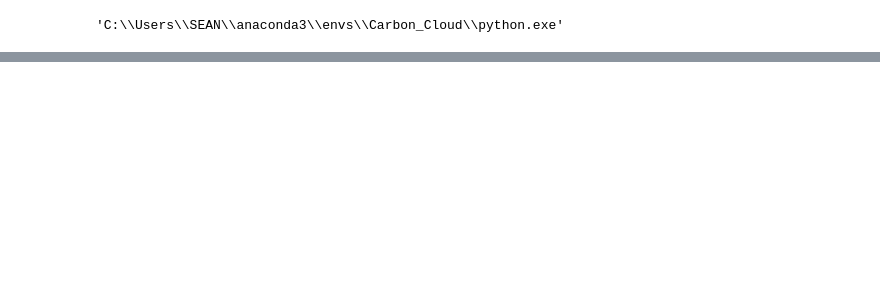
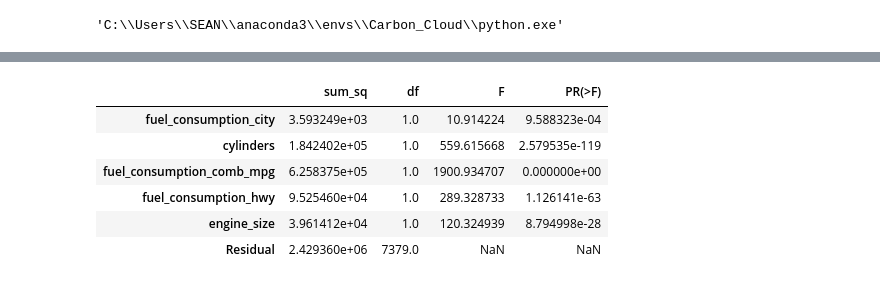
Before and after one commit to sean-jesuharun/Carbon-Footprint-Monitoring-Platform, a Jupyter notebook: Transportation_Dataset.ipynb, the cells around one changed output, grey strips where cells are left out. Drawn from its saved outputs; the diff is of its cells as text; code cells hidden in the pictures; blank space fills up the shorter version.

Commit message:
Building Iterative Regression Model Using Forward Selection Technique

```diff
--- a/Transportation_Dataset.ipynb
+++ b/Transportation_Dataset.ipynb
@@ -294,11 +261,10 @@ Coefficient of determination (R^2): 0.9003476717228353
 # %%
-# Splitting the data into training and testing sets
-X = sm.add_constant(transport_df_IQV_TO_DV)
-y = transport_df_quantitative['co2_emissions(g/km)']
-
-X_train, X_test, y_train, y_test = train_test_split(X, y, test_size=0.2, random_state=42)
-
-# Creating and training the model
-model = sm.OLS(y, X).fit()
-model.summary()
+for i in transport_df_IQV_TO_DV.columns:
+    formula = f'co2_emissions ~ fuel_consumption_city + cylinders + fuel_consumption_comb_mpg + {i}'
+    print(formula)
+    SS_res, MS_res, df_res = create_ANOVA(formula)
+    print('SSE reduction : ' , (low_feature_SSE - SS_res))
+    f_test = F_test(low_feature_SSE, SS_res, MS_res, 1)
+    P_value(f_test, 1, df_res)
+    print()
 # %% [output]
@@ -439,0 +338,14 @@ plt.show()
+# %%
+# So here the selected feature are "fuel_consumption_city + cylinders + fuel_consumption_comb_mpg + fuel_consumption_hwy + engine_size"
+
+# Construct the formula string dynamically
+formula = f'co2_emissions ~ fuel_consumption_city + cylinders + fuel_consumption_comb_mpg + fuel_consumption_hwy + engine_size'
+
+# Fit the model using the formula
+model = ols(formula, data=transport_df_quantitative).fit()
+# Perform ANOVA analysis
+anova_table = sm.stats.anova_lm(model, typ=2)
+low_feature_SSE = anova_table.sum_sq['Residual']
+print("low_feature_SSE : ", low_feature_SSE)
+print()
+print(anova_table)
@@ -439,0 +391,10 @@ plt.show()
+# %%
+anova_table
+# %% [output]
+|  | sum_sq | df | F | PR(>F) |
+| fuel_consumption_city | 3.593249e+03 | 1.0 | 10.914224 | 9.588323e-04 |
+| cylinders | 1.842402e+05 | 1.0 | 559.615668 | 2.579535e-119 |
+| fuel_consumption_comb_mpg | 6.258375e+05 | 1.0 | 1900.934707 | 0.000000e+00 |
+| fuel_consumption_hwy | 9.525460e+04 | 1.0 | 289.328733 | 1.126141e-63 |
+| engine_size | 3.961412e+04 | 1.0 | 120.324939 | 8.794998e-28 |
+| Residual | 2.429360e+06 | 7379.0 | NaN | NaN |
```
Also changed, not shown: parts of 26 cells of this notebook.
